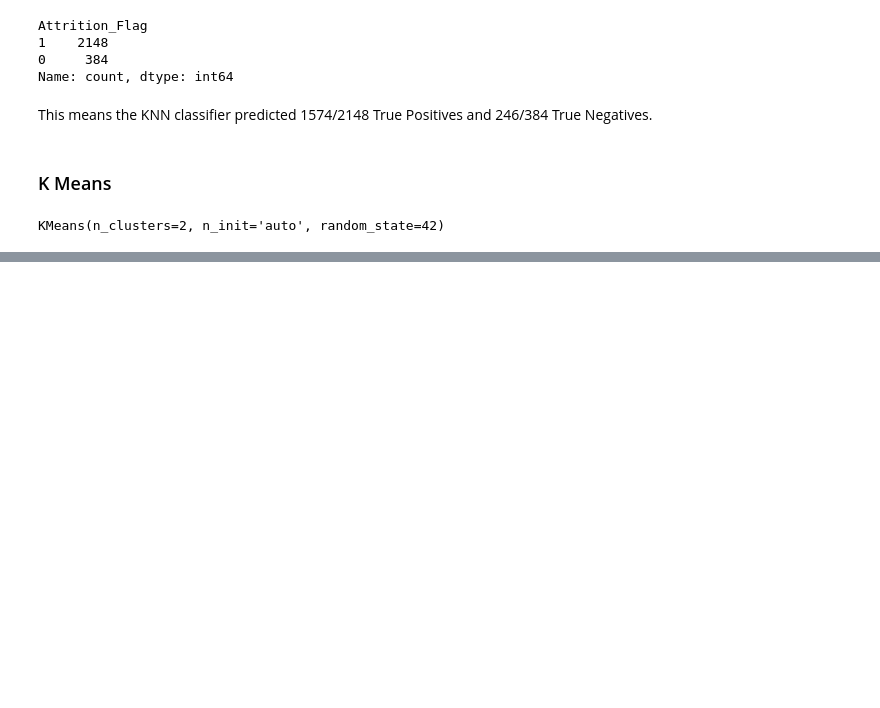
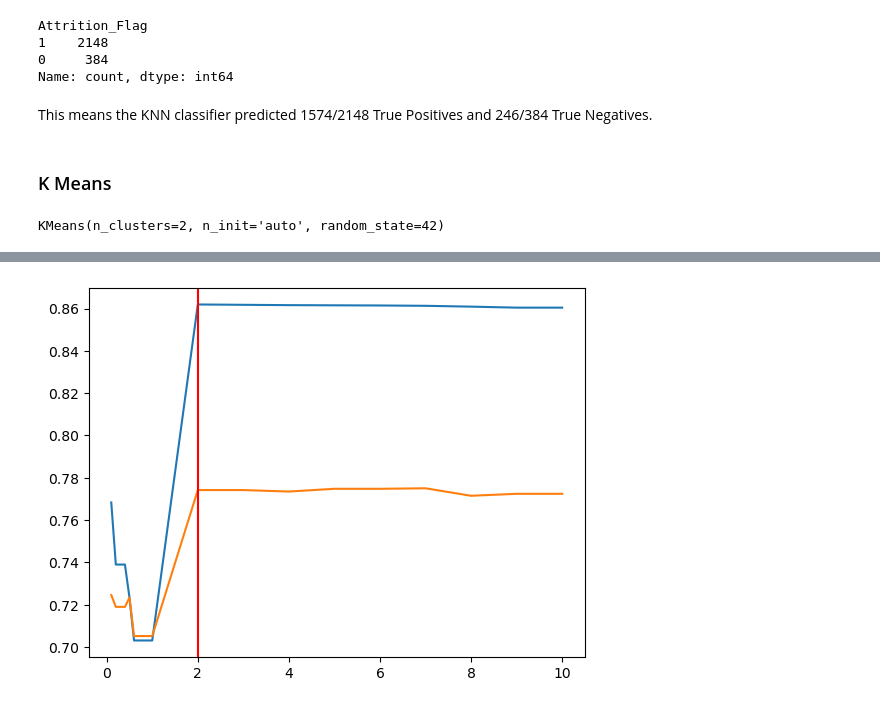
Before and after one commit to andmercado/Capstone-Project-Group-6, a Jupyter notebook: notebooks/eda_sandbox.ipynb, the cells around one changed output, grey strips where cells are left out. Cells and saved outputs as stored; diff of their text form; code cells hidden in the pictures; blank space fills up the shorter version.

```diff
--- a/notebooks/eda_sandbox.ipynb
+++ b/notebooks/eda_sandbox.ipynb
@@ -742,0 +834,21 @@ array([[ 195,  189],
+# %%
+# Identify the optimal min-samples-split for given data
+split_list = [.1,.2,.3,.4,.5,.6,.7,.8,.9,1.0,2,3,4,5,6,7,8,9,10]
+total_roc_auc_train = []
+total_roc_auc_test = []
+for sp in split_list:
+    dt = DecisionTreeClassifier(max_depth=8, min_samples_split=sp, random_state=42)
+    dt.fit(X_train_final, y_train_final)
+    y_train_pred = dt.predict(X_train_final)
+    y_test_pred = dt.predict(X_test_pca)
+    false_positive_rate_train, true_positive_rate_train, thresholds_train = roc_curve(y_train_final, y_train_pred)
+    false_positive_rate_test, true_positive_rate_test, thresholds_test = roc_curve(y_test, y_test_pred)
+    roc_auc_train = auc(false_positive_rate_train, true_positive_rate_train)
+    roc_auc_test = auc(false_positive_rate_test, true_positive_rate_test)
+    total_roc_auc_train.append(roc_auc_train)
+    total_roc_auc_test.append(roc_auc_test)
+plt.plot(split_list, total_roc_auc_train)
+plt.plot(split_list, total_roc_auc_test)
+plt.axvline(x=2, color='r');
+# %% [output]
+[figure, added]
```
Also changed, not shown: parts of 18 cells of this notebook.
